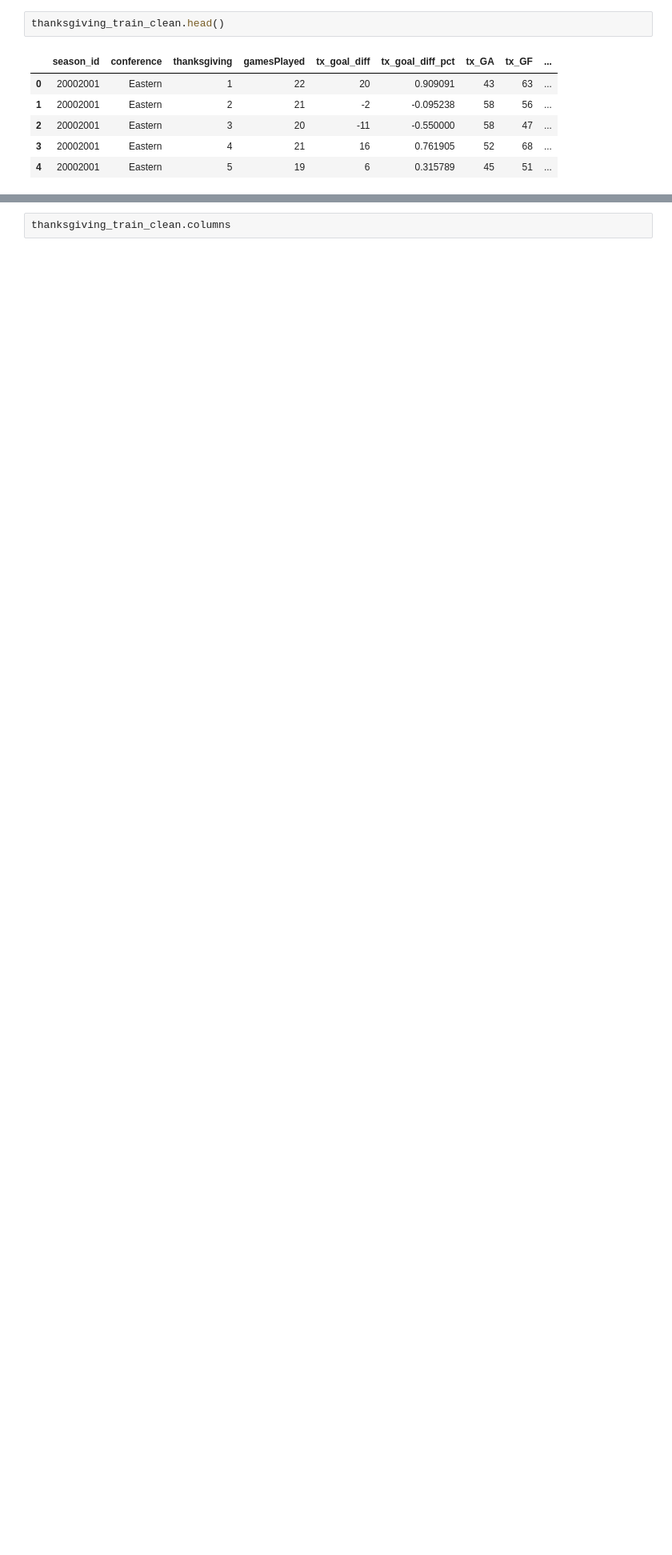
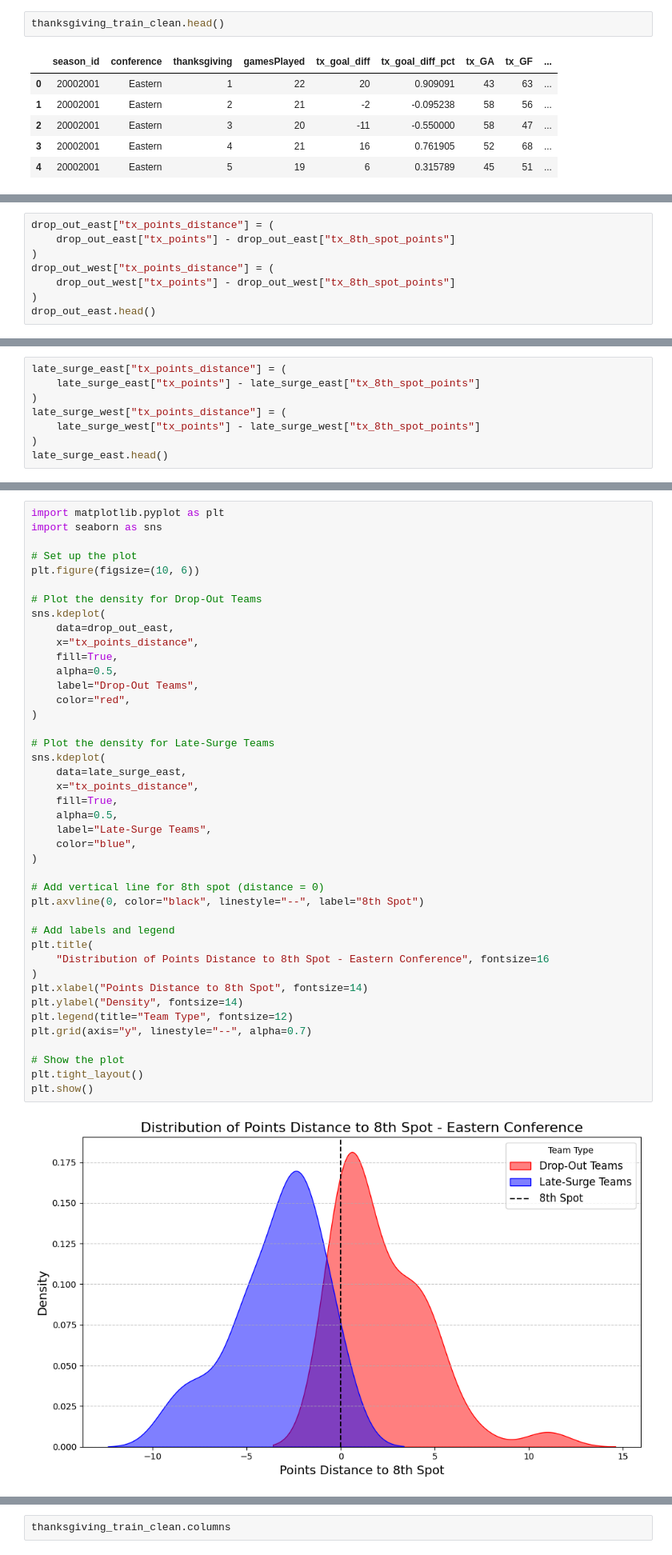
Before and after one commit to kjchrz03/hockey, a Jupyter notebook: hockey_env/thanksgiving_standings.ipynb, the cells around one changed output, grey strips where cells are left out. Shown at 80% size. Saved outputs shown, nothing was run; the diff lists cells and outputs as text; blank space fills up the shorter version.

```diff
--- a/hockey_env/thanksgiving_standings.ipynb
+++ b/hockey_env/thanksgiving_standings.ipynb
@@ -460,0 +752,8 @@ Avg change in goal diff percentage: -0.40
+# %%
+drop_out_east["tx_points_distance"] = (
+    drop_out_east["tx_points"] - drop_out_east["tx_8th_spot_points"]
+)
+drop_out_west["tx_points_distance"] = (
+    drop_out_west["tx_points"] - drop_out_west["tx_8th_spot_points"]
+)
+drop_out_east.head()
@@ -460,0 +767,8 @@ Avg change in goal diff percentage: -0.40
+# %%
+late_surge_east["tx_points_distance"] = (
+    late_surge_east["tx_points"] - late_surge_east["tx_8th_spot_points"]
+)
+late_surge_west["tx_points_distance"] = (
+    late_surge_west["tx_points"] - late_surge_west["tx_8th_spot_points"]
+)
+late_surge_east.head()
@@ -460,0 +811,44 @@ Avg change in goal diff percentage: -0.40
+# %%
+import matplotlib.pyplot as plt
+import seaborn as sns
+
+# Set up the plot
+plt.figure(figsize=(10, 6))
+
+# Plot the density for Drop-Out Teams
+sns.kdeplot(
+    data=drop_out_east,
+    x="tx_points_distance",
+    fill=True,
+    alpha=0.5,
+    label="Drop-Out Teams",
+    color="red",
+)
+
+# Plot the density for Late-Surge Teams
+sns.kdeplot(
+    data=late_surge_east,
+    x="tx_points_distance",
+    fill=True,
+    alpha=0.5,
+    label="Late-Surge Teams",
+    color="blue",
+)
+
+# Add vertical line for 8th spot (distance = 0)
+plt.axvline(0, color="black", linestyle="--", label="8th Spot")
+
+# Add labels and legend
+plt.title(
+    "Distribution of Points Distance to 8th Spot - Eastern Conference", fontsize=16
+)
+plt.xlabel("Points Distance to 8th Spot", fontsize=14)
+plt.ylabel("Density", fontsize=14)
+plt.legend(title="Team Type", fontsize=12)
+plt.grid(axis="y", linestyle="--", alpha=0.7)
+
+# Show the plot
+plt.tight_layout()
+plt.show()
+# %% [output]
+[figure, added]
```
Also changed, not shown: parts of 71 cells of this notebook, 18 other files.
